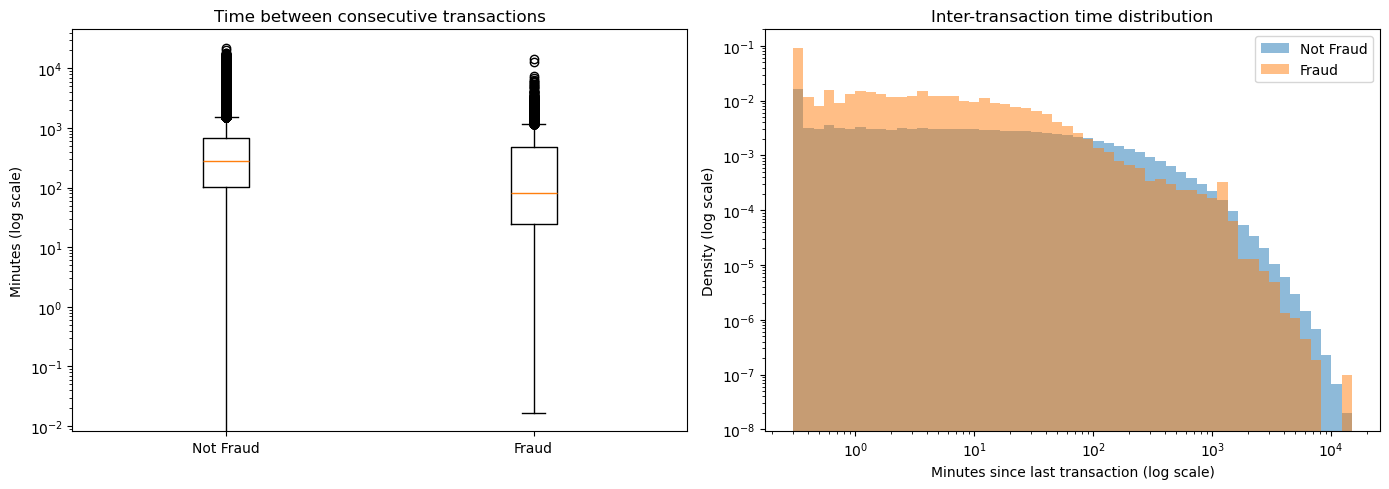
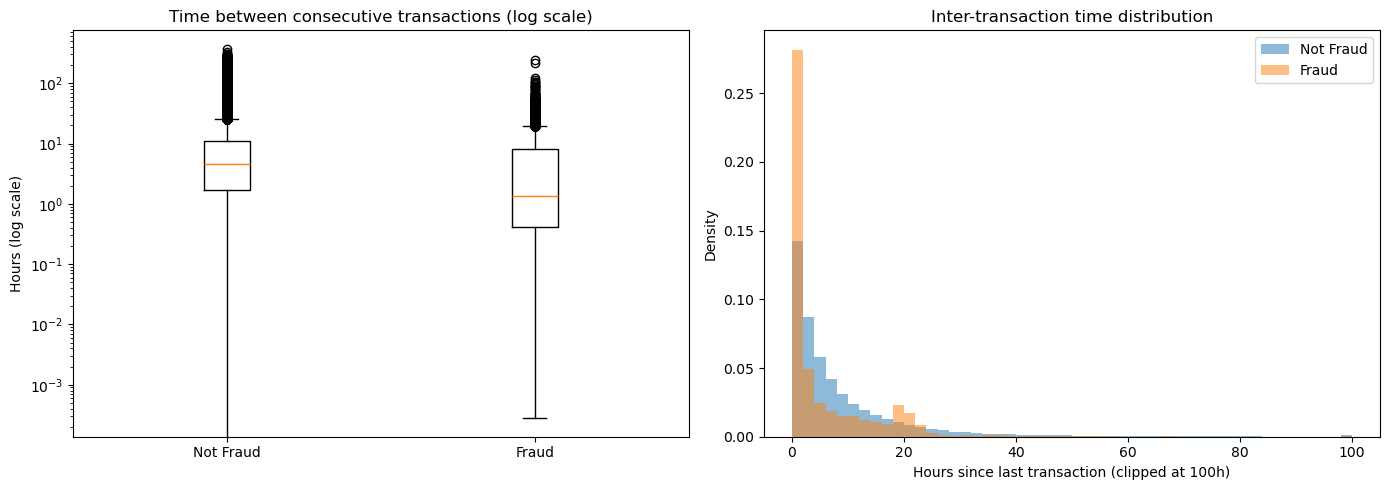
The change to this notebook cell's code, shown as a diff; its figure went from the first image to the second:
--- before
+++ after
@@ -1,22 +1,20 @@
 df_vel = df[['cc_num', 'unix_time', 'is_fraud']].sort_values(['cc_num', 'unix_time'])
-df_vel['min_since_last'] = df_vel.groupby('cc_num')['unix_time'].diff() / 60
+df_vel['hours_since_last'] = df_vel.groupby('cc_num')['unix_time'].diff() / 3600
 
-legit_min = df_vel[df_vel['is_fraud'] == 0]['min_since_last'].dropna()
-fraud_min = df_vel[df_vel['is_fraud'] == 1]['min_since_last'].dropna()
+legit_h = df_vel[df_vel['is_fraud'] == 0]['hours_since_last'].dropna()
+fraud_h = df_vel[df_vel['is_fraud'] == 1]['hours_since_last'].dropna()
 
+clip_h = 100
 fig, ax = plt.subplots(ncols=2, figsize=(14, 5))
 
-ax[0].boxplot([legit_min, fraud_min], tick_labels=['Not Fraud', 'Fraud'])
+ax[0].boxplot([legit_h, fraud_h], tick_labels=['Not Fraud', 'Fraud'])
 ax[0].set_yscale('log')
-ax[0].set_ylabel('Minutes (log scale)')
-ax[0].set_title('Time between consecutive transactions')
+ax[0].set_ylabel('Hours (log scale)')
+ax[0].set_title('Time between consecutive transactions (log scale)')
 
-bins_log = np.logspace(np.log10(0.3), np.log10(15000), 55)
-ax[1].hist(legit_min.clip(lower=0.3), bins=bins_log, alpha=0.5, label='Not Fraud', density=True)
-ax[1].hist(fraud_min.clip(lower=0.3), bins=bins_log, alpha=0.5, label='Fraud',     density=True)
-ax[1].set_xscale('log')
-ax[1].set_yscale('log')
-ax[1].set_xlabel('Minutes since last transaction (log scale)')
-ax[1].set_ylabel('Density (log scale)')
+ax[1].hist(legit_h.clip(upper=clip_h), bins=50, alpha=0.5, label='Not Fraud', density=True)
+ax[1].hist(fraud_h.clip(upper=clip_h), bins=50, alpha=0.5, label='Fraud', density=True)
+ax[1].set_xlabel(f'Hours since last transaction (clipped at {clip_h}h)')
+ax[1].set_ylabel('Density')
 ax[1].set_title('Inter-transaction time distribution')
 ax[1].legend()
@@ -25,4 +23,4 @@
 plt.show()
 
-print(f"Median — Not Fraud: {legit_min.median():.0f} min")
-print(f"Median — Fraud:     {fraud_min.median():.1f} min")
+print(f"Median — Not Fraud: {legit_h.median():.1f}h")
+print(f"Median — Fraud:     {fraud_h.median():.1f}h")

Commit: abstract added